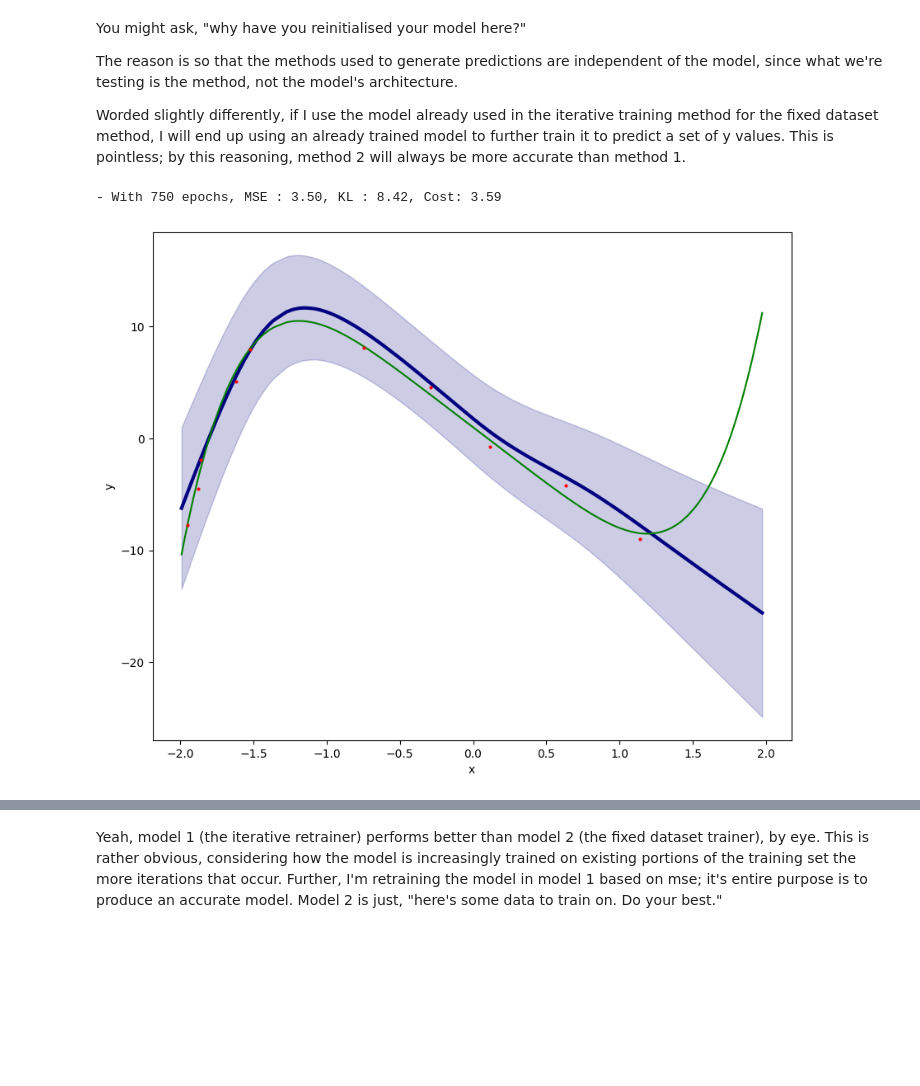
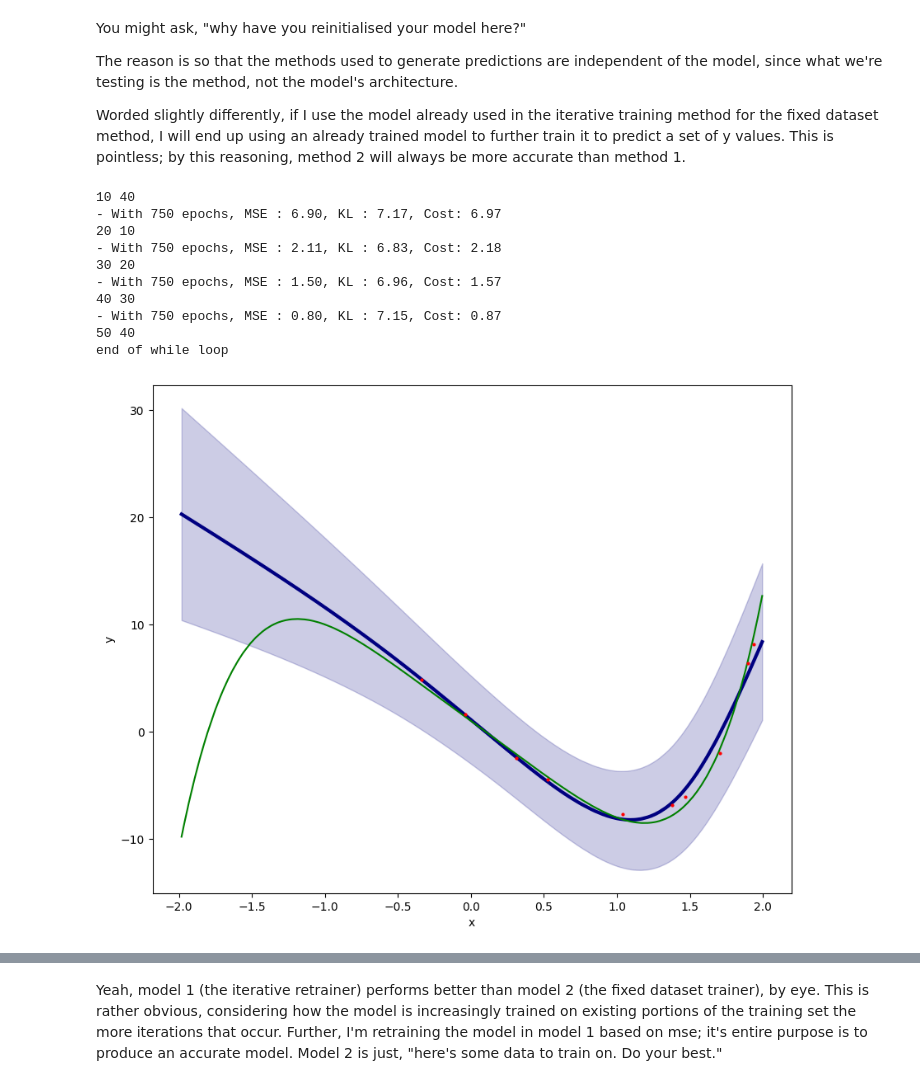
Before and after one commit to tresul03/final_year_project, a Jupyter notebook: src/week5/iterative_retraining.ipynb, the cells around one changed output, grey strips where cells are left out. Cells and saved outputs as stored; diff of their text form; code cells hidden in the pictures; blank space fills up the shorter version.

Commit message:
add random and selective retraining

```diff
--- a/src/week5/iterative_retraining.ipynb
+++ b/src/week5/iterative_retraining.ipynb
@@ -96,3 +99,8 @@ def train(model: nn.Sequential, x_train: torch.Tensor, y_train: torch.Tensor, ep
+# %%
+
+mse_vs_size = pd.DataFrame(
+  columns=["mse_selective", "mse_random", "size"]
+)
 # %%
 #training model
 epochs = 750
@@ -210,13 +223,5 @@ Cost sufficiently minimised
 # %% [markdown]
 Now, I'm going to train a model with a training set of the same length as the one used to generate the graph above, to see if there is a difference between iteratively retraining a model and just training it once with a more realistic training set size.
-# %%
-#the fixed dataset approach - essentially the same as the iterative retraining approach, but without the iteration
-train_set_size = len(x_train)
-x_train = torch.sort(torch.rand(train_set_size)*4-2)[0]
-y_train = target(x_train)
-
-x_train = torch.unsqueeze(x_train, dim=1).to(device)
-y_train = torch.unsqueeze(y_train, dim=1).to(device)
 # %%
 no_of_neurones = 2000
 
@@ -242,7 +247,12 @@ Worded slightly differently, if I use the model already used in the iterative tr
 # %%
 n = STARTING_SIZE
 
-while n <= len(x_train):
+print(n, len(x_train))
+# print(len(x_train))
+
+max_data = len(x_train)
+
+while n <= max_data:
         #the fixed dataset approach - essentially the same as the iterative retraining approach, but without the iteration
         train_set_size = n
         x_train = torch.sort(torch.rand(train_set_size)*4-2)[0]
@@ -263,34 +273,46 @@ while n <= len(x_train):
 
         model_results = np.array([model(x_test).cpu().data.numpy() for _ in range(10000)])[:,:,0].T
         mean_model_results = np.array([np.mean(model_results[i]) for i in range(model_results.shape[0])])
         std_model_results = np.array([np.std(model_results[i]) for i in range(model_results.shape[0])])
 
         x_test = x_test.cpu()
         y_test = y_test.cpu()
 
         fig = plt.figure(figsize=(10, 8))
         ax = fig.add_subplot(111)
 
         ax.plot(x_test.data.cpu().numpy(), mean_model_results, color='navy',
                 lw=3, label='Predicted Mean Model')
         ax.fill_between(x_test.data.cpu().numpy().T[0], mean_model_results-3.0*std_model_results, mean_model_results +
                         3.0*std_model_results, alpha=0.2, color='navy', label='99.7% confidence interval')
         #ax.plot(x_test.data.numpy(), y_test.data.numpy(), '.',
                 #color='darkorange', markersize=4, label='Test set')
         ax.plot(x_test.data.cpu().numpy(), clean_target(x_test).cpu().data.numpy(),
                 color='green', markersize=4, label='Target function')
         ax.plot(x_train.data.numpy(), y_train.data.numpy(), '.',
                 color='red', markersize=4, label='Training set')
         ax.set_xlabel('x')
         ax.set_ylabel('y')
 
-        plt.savefig(f"../../plots/iterative_retraining_vs_fixed_dataset/fixed_{n}_plots.pdf")
+        plt.savefig(f"../../plots/iterative_retraining_vs_fixed_dataset/random_{n}_plots.pdf")
 
         n += VALUES_ADDED
 
-        print(n)
+        print(n, len(x_train))
+
+
+        # print(len(x_train))
 
 print("end of while loop")
 # %% [output]
-- With 750 epochs, MSE : 3.50, KL : 8.42, Cost: 3.59
+10 40
+- With 750 epochs, MSE : 6.90, KL : 7.17, Cost: 6.97
+20 10
+- With 750 epochs, MSE : 2.11, KL : 6.83, Cost: 2.18
+30 20
+- With 750 epochs, MSE : 1.50, KL : 6.96, Cost: 1.57
+40 30
+- With 750 epochs, MSE : 0.80, KL : 7.15, Cost: 0.87
+50 40
+end of while loop
-[figure, old version]
+[figure, new version]
```
Also changed, not shown: parts of 5 cells of this notebook.
